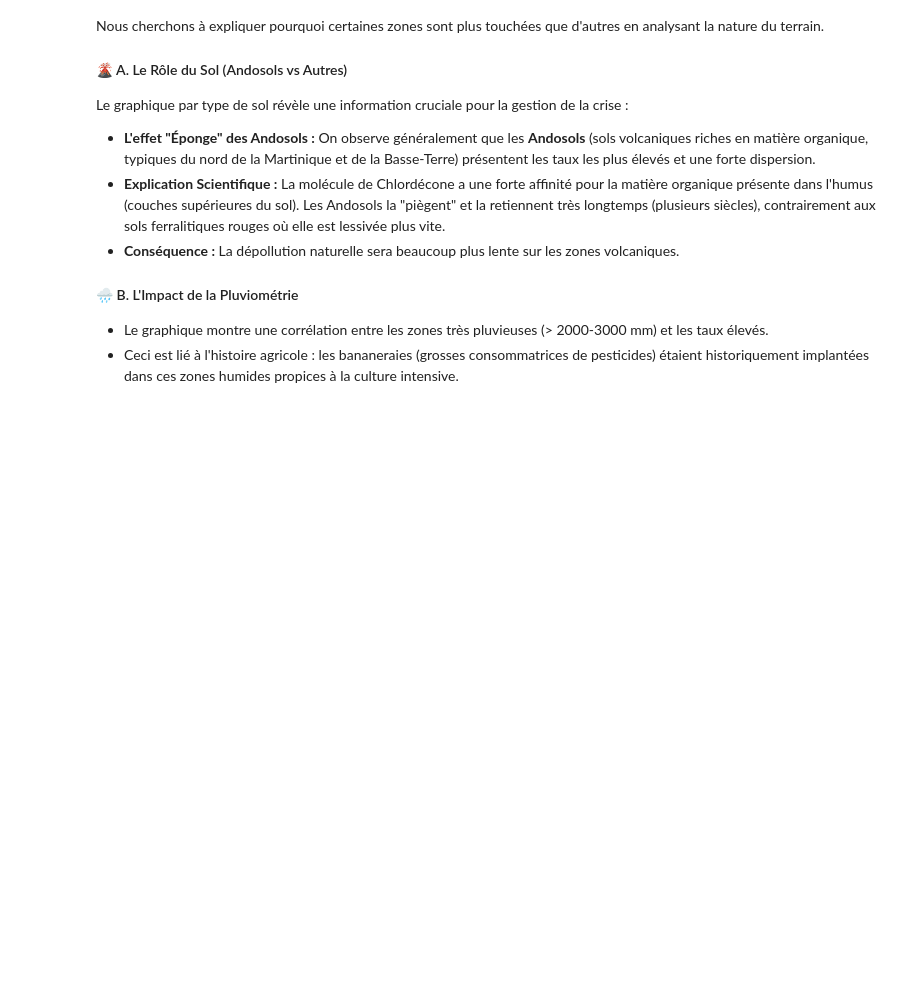
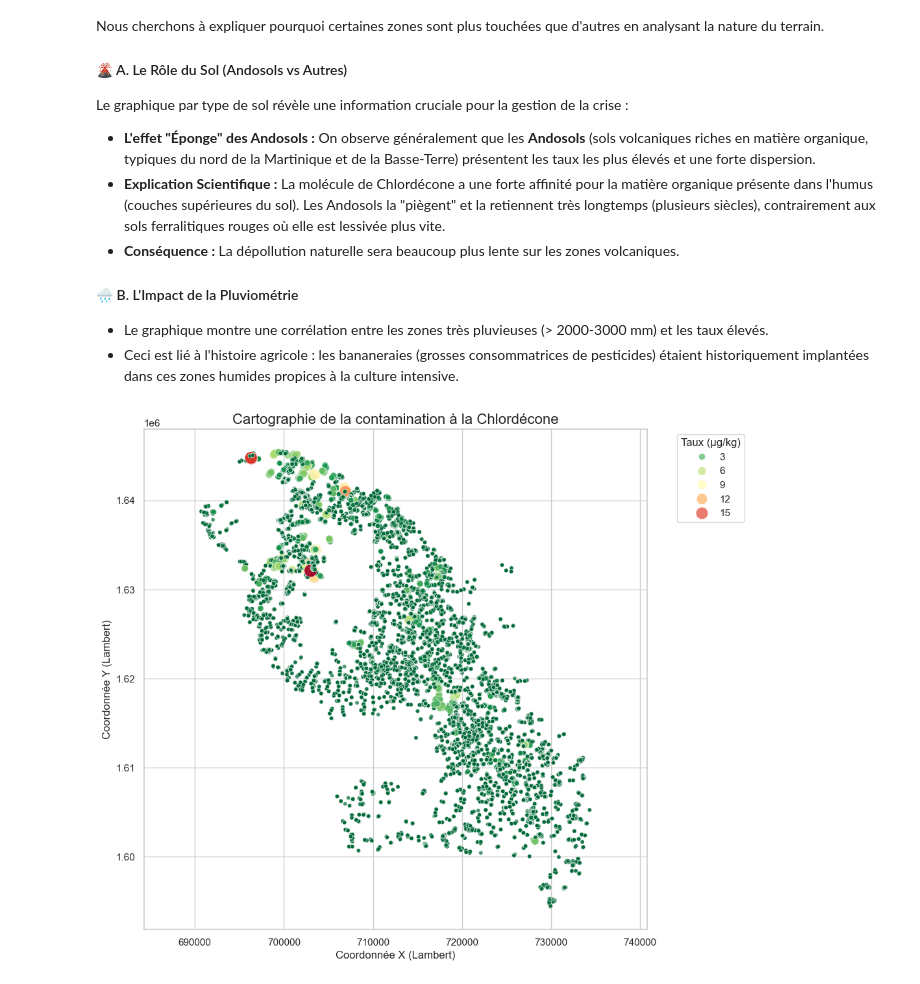
Before and after one commit to Leopold-Rony/Projet_Chlordecone, a Jupyter notebook: notebooks/01_Preparation_donnees.ipynb, the cells around one changed output. Drawn from its saved outputs; the diff is of its cells as text; code cells hidden in the pictures; blank space fills up the shorter version.

Commit message:
"Finalisation Volet 1 : Cartographie et Synthèse"

```diff
--- a/notebooks/01_Preparation_donnees.ipynb
+++ b/notebooks/01_Preparation_donnees.ipynb
@@ -254,3 +254,33 @@ Le graphique par type de sol révèle une information cruciale pour la gestion d
 #### 🌧️ B. L'Impact de la Pluviométrie
 * Le graphique montre une corrélation entre les zones très pluvieuses (> 2000-3000 mm) et les taux élevés.
 * Ceci est lié à l'histoire agricole : les bananeraies (grosses consommatrices de pesticides) étaient historiquement implantées dans ces zones humides propices à la culture intensive.
+# %%
+# Configuration de la carte
+plt.figure(figsize=(10, 10))
+
+# On utilise un Scatterplot (nuage de points) qui agit comme une carte
+# x=X, y=Y sont les coordonnées géographiques
+# hue=Taux... permet de colorer selon la pollution
+# size=Taux... permet de grossir les points les plus pollués pour les mettre en évidence
+sns.scatterplot(
+    data=df,
+    x='X',
+    y='Y',
+    hue='Taux_Chlordecone',
+    size='Taux_Chlordecone',
+    sizes=(20, 200), # Taille min et max des points
+    palette='RdYlGn_r', # Rouge = Danger, Vert = Sain (_r pour inverser)
+    alpha=0.7 # Transparence pour voir les points superposés
+)
+
+plt.title("Cartographie de la contamination à la Chlordécone", fontsize=16)
+plt.xlabel("Coordonnée X (Lambert)", fontsize=12)
+plt.ylabel("Coordonnée Y (Lambert)", fontsize=12)
+plt.legend(title='Taux (µg/kg)', bbox_to_anchor=(1.05, 1), loc='upper left')
+
+# Astuce pour garder les proportions d'une vraie carte (ne pas déformer l'île)
+plt.axis('equal')
+
+plt.show()
+# %% [output]
+[figure, added]
```
Also changed, not shown: parts of 1 cell of this notebook.
